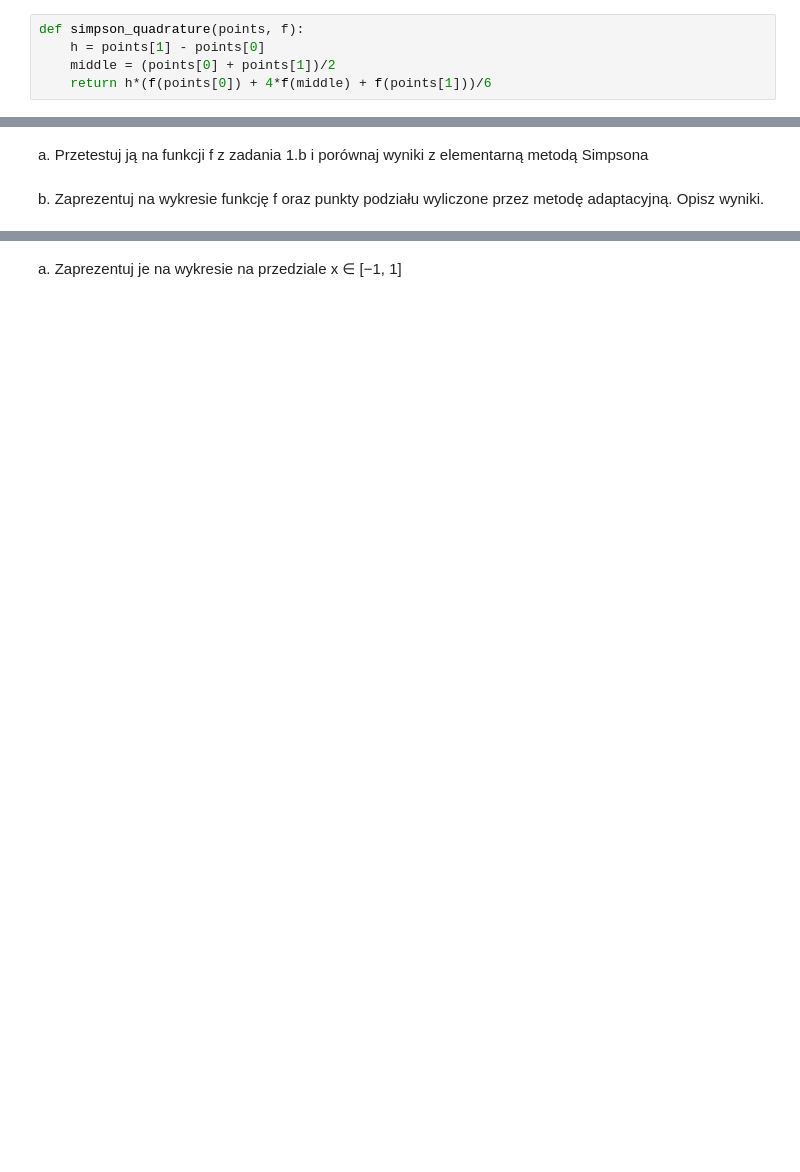
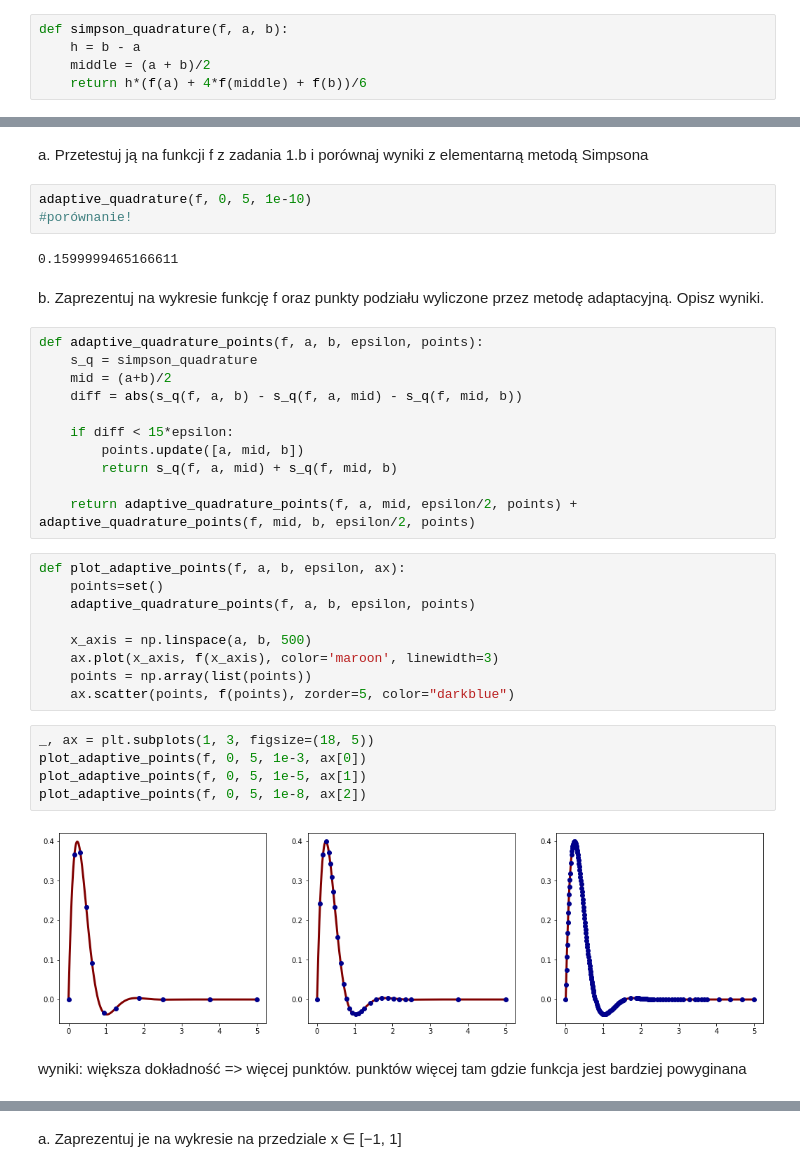
Before and after one commit to mhawryluk/mownit, a Jupyter notebook: lab4/lab4.ipynb, the cells around one changed output, grey strips where cells are left out. Saved outputs shown, nothing was run; the diff lists cells and outputs as text; blank space fills up the shorter version.

```diff
--- a/lab4/lab4.ipynb
+++ b/lab4/lab4.ipynb
@@ -8,10 +9,10 @@ import scipy.interpolate
 ## 1. Kwadratury elementarne
 Napisz funkcję, która policzy prostą, zamkniętą kwadraturę Simpsona
 # %%
-def simpson_quadrature(points, f):
-    h = points[1] - points[0]
-    middle = (points[0] + points[1])/2
-    return h*(f(points[0]) + 4*f(middle) + f(points[1]))/6
+def simpson_quadrature(f, a, b):
+    h = b - a
+    middle = (a + b)/2
+    return h*(f(a) + 4*f(middle) + f(b))/6
 # %% [markdown]
 a. Przetestuj jej działanie na jednomianach kolejnych stopni, nie większych niż 5
 poprzez porównanie wyników z wartościami analitycznymi. Opisz wyniki.
@@ -75,9 +85,43 @@ Zaimplementuj adaptacyjną kwadraturę Simpsona. Dla kilku różnych dokładnoś
 # %% [markdown]
 a. Przetestuj ją na funkcji f z zadania 1.b i porównaj wyniki z elementarną metodą
 Simpsona
+# %%
+adaptive_quadrature(f, 0, 5, 1e-10)
+#porównanie!
+# %% [output]
+0.1599999465166611
 # %% [markdown]
 b. Zaprezentuj na wykresie funkcję f oraz punkty podziału wyliczone przez metodę
 adaptacyjną. Opisz wyniki.
+# %%
+def adaptive_quadrature_points(f, a, b, epsilon, points):
+    s_q = simpson_quadrature
+    mid = (a+b)/2
+    diff = abs(s_q(f, a, b) - s_q(f, a, mid) - s_q(f, mid, b))
+
+    if diff < 15*epsilon:
+        points.update([a, mid, b])
+        return s_q(f, a, mid) + s_q(f, mid, b)
+
+    return adaptive_quadrature_points(f, a, mid, epsilon/2, points) + adaptive_quadrature_points(f, mid, b, epsilon/2, points)
+# %%
+def plot_adaptive_points(f, a, b, epsilon, ax):
+    points=set()
+    adaptive_quadrature_points(f, a, b, epsilon, points)
+
+    x_axis = np.linspace(a, b, 500)
+    ax.plot(x_axis, f(x_axis), color='maroon', linewidth=3)
+    points = np.array(list(points))
+    ax.scatter(points, f(points), zorder=5, color="darkblue")
+# %%
+_, ax = plt.subplots(1, 3, figsize=(18, 5))
+plot_adaptive_points(f, 0, 5, 1e-3, ax[0])
+plot_adaptive_points(f, 0, 5, 1e-5, ax[1])
+plot_adaptive_points(f, 0, 5, 1e-8, ax[2])
+# %% [output]
+[figure, added]
+# %% [markdown]
+wyniki: większa dokładność => więcej punktów. punktów więcej tam gdzie funkcja jest bardziej powyginana
 # %% [markdown]
 ## 3. Wielomiany ortogonalne
 Korzystając z modułu numpy.poly1d zaimplementuj wielomiany Legendre’a zdefiniowane w następujący sposób: <br>
```
Also changed, not shown: parts of 27 cells of this notebook.
